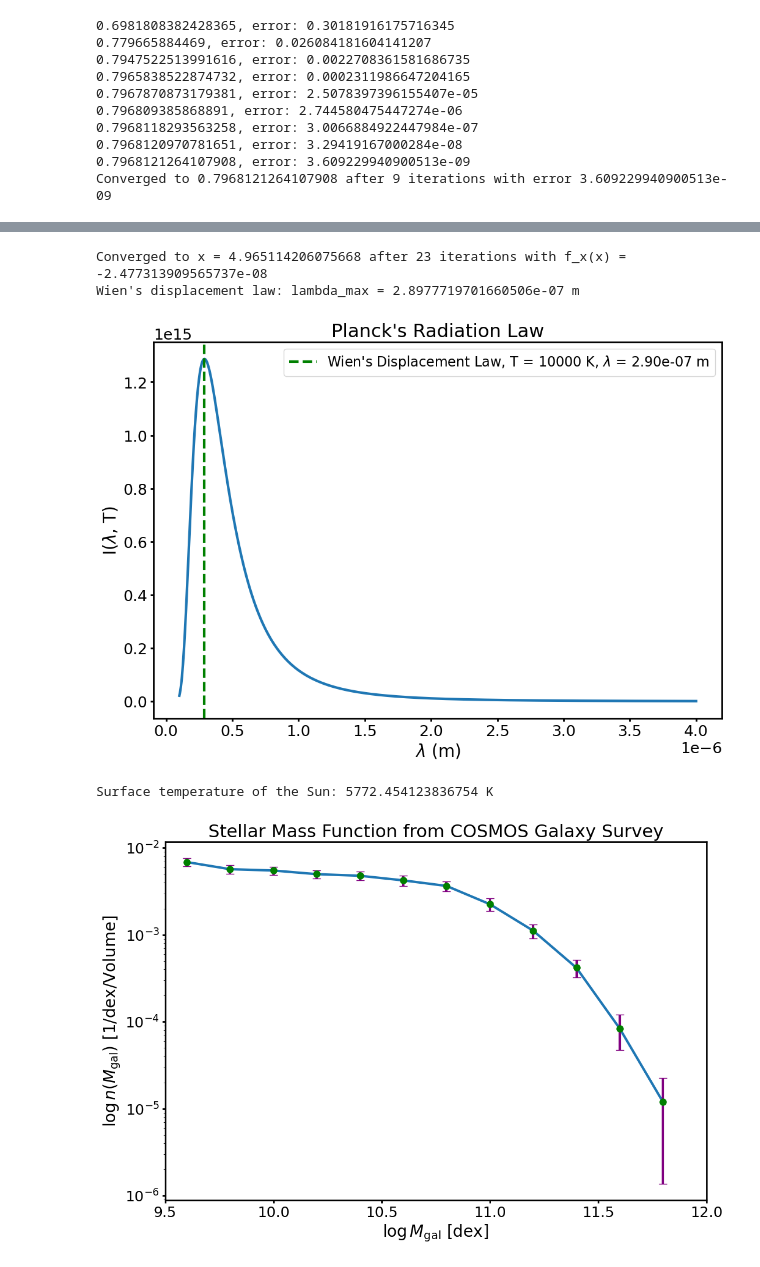
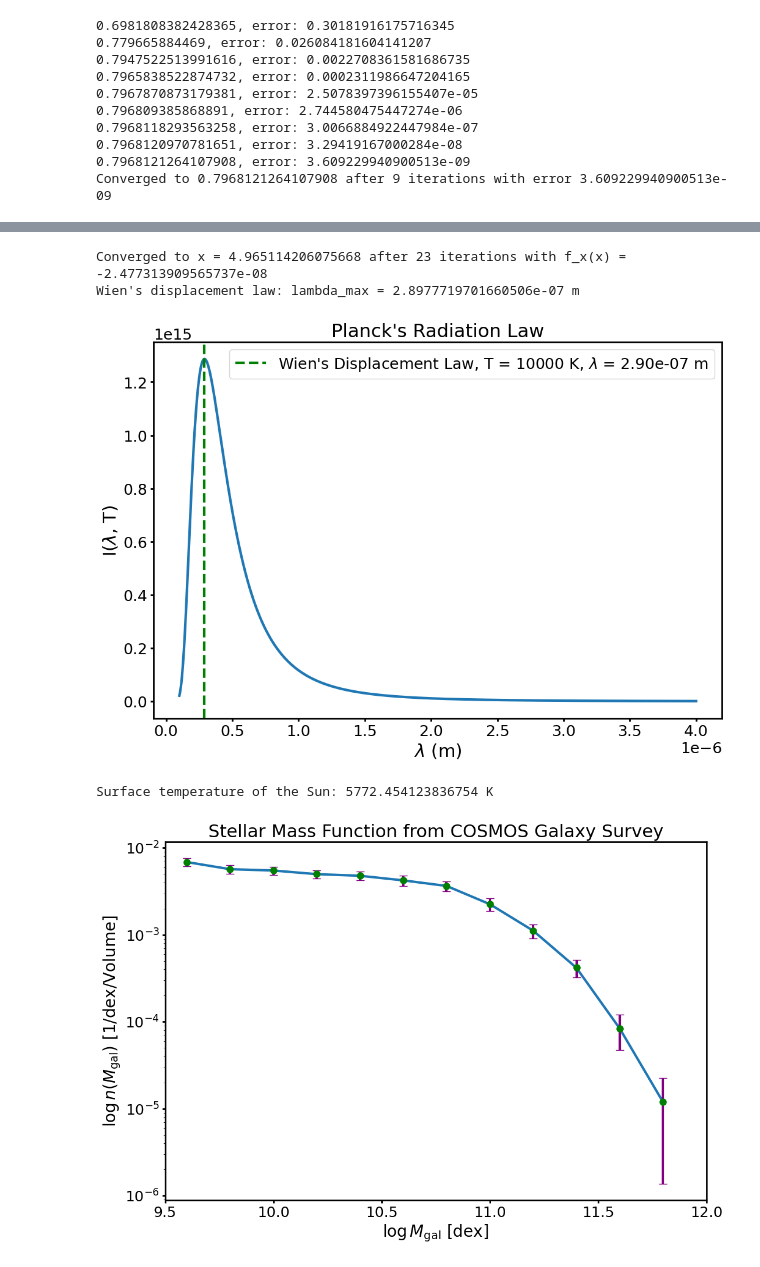
Before and after one commit to jpalmagomez/computational_physics_homework, a Jupyter notebook: Homework 2/solutions2.ipynb, the cells around one changed output, grey strips where cells are left out. Cells and saved outputs as stored; diff of their text form; code cells hidden in the pictures.

```diff
--- a/Homework 2/solutions2.ipynb
+++ b/Homework 2/solutions2.ipynb
@@ -202,7 +202,7 @@ def f_prime(x,c):
 def factor(x, c, omega):
     return (1+omega) * f_prime(x,c) - omega
 
-omega_values = np.arange(0.2, 1.5, 0.2)
+omega_values = np.arange(0.2, 1.5, 0.1)
 c = 2
 tolerance = 1e-7
 
@@ -307,38 +313,38 @@ for i in range(max_iterations):
 
     if np.abs(x1-x2) < tolerance:
         x_prime = (x1 +x2)/2
         break
 
 print(f"Converged to x = {x_prime} after {i+1} iterations with f_x(x) = {f_x(x_prime)}")
 
 # for T = 10000 K, we can find the wavelength peak using Wien's displacement law
 
 print(f"Wien's displacement law: lambda_max = {wien_displacement_law(x_prime, T)} m") # ultraviolet regime
 lam = np.linspace(1e-7, 4e-6, 1000)
 fig = plt.figure(figsize=(12,8))
 plt.plot(lam, I(lam, T))
 plt.axvline(wien_displacement_law(x_prime, T), color = "green", linestyle = "--", label = rf"Wien's Displacement Law, T = 10000 K, $\lambda$ = {wien_displacement_law(x_prime, T):.2e} m")
-plt.xlabel(r"$\lambda$ (m)")
-plt.ylabel(r"I($\lambda$, T)")
+plt.xlabel(r"$\lambda$ (m)", fontsize=21)
+plt.ylabel(r"I($\lambda$, T)", fontsize=21)
 
-plt.title("Planck's Radiation Law")
-plt.legend()
+plt.title("Planck's Radiation Law", fontsize=22)
+plt.legend(fontsize=18)
 fig.savefig(figures_dir / "plancks_radiation_law.png")
 plt.show()
 
 # (c) optical pyrometry: Sun's wavelength peak is 502 nm. Estimate surface temperature of the Sun
 
 lambda_sun = 502e-9  # m
 def temperature_from_wien(lamb):
     b = (h*c)/(k_B * x_prime)
     T = b / lamb
     return T
 
 print(f"Surface temperature of the Sun: {temperature_from_wien(lambda_sun)} K")
 # %% [output]
 Converged to x = 4.965114206075668 after 23 iterations with f_x(x) = -2.477313909565737e-08
 Wien's displacement law: lambda_max = 2.8977719701660506e-07 m
-[figure, old version]
+[figure, new version]
 Surface temperature of the Sun: 5772.454123836754 K
 # %%
 # Stellar Mass Function from COSMOS galaxy survey
```
Also changed, not shown: parts of 4 cells of this notebook, 11 other files.
